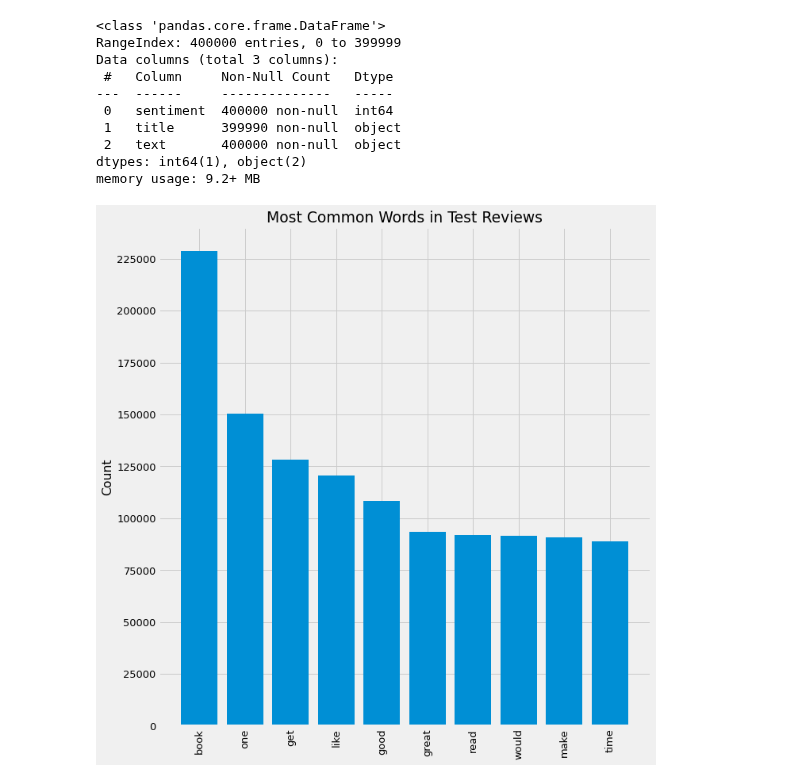
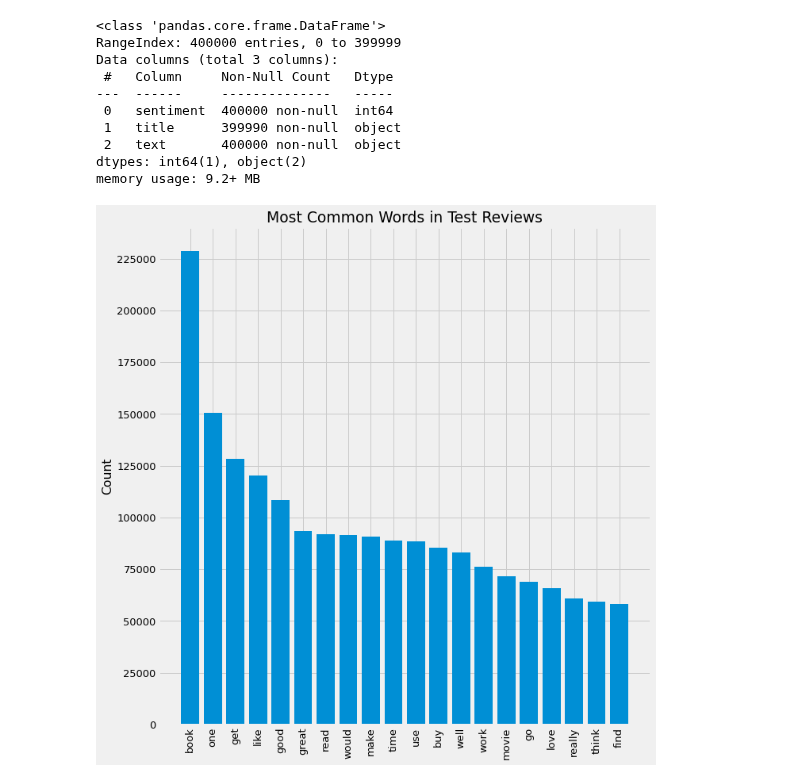
Before and after one commit to ThomasHChapman/classifying_user_reviews, a Jupyter notebook: working_notebooks/preprocessing_nb.ipynb, the cells around one changed output. Saved outputs shown, nothing was run; the diff lists cells and outputs as text; code cells hidden in the pictures.

```diff
--- a/working_notebooks/preprocessing_nb.ipynb
+++ b/working_notebooks/preprocessing_nb.ipynb
@@ -93,7 +94,12 @@ def prepare_text(text, sw=stop_list):
     """
     Tokenize, standardize case, remove punctuation, perform part of speech tagging
     and lemmatize text from string.
+
+    Tokenization is performed using a regular expression that grabs words that begin with
+    a capital or lowercase letter and end with a lowercase letter.
     """
+    # Identify regular expression that will be used to tokenize text
+    regex_pattern = "([a-zA-Z]+(?:'[a-z]+)?)"
 
     # Tokenize words based on the regular expression stored in regex_pattern
     tokenizer = RegexpTokenizer(regex_pattern)
@@ -112,18 +118,25 @@ def prepare_text(text, sw=stop_list):
 
     # Return a string consisting of all tokens
     return ' '.join(tokens)
+# %%
+# Function to convert lemmatized text into n-grams.
+def ngram_creator(text, n=3):
+    return list(ngrams(text.split(), n))
 # %%
 # Visualization Function to plot the 20 most common words in a frequency distribution object
 
-def visualize_top_10(freq_dist, title):
-
+def visualize_top_20(freq_dist, title):
+    """
+    Create a dictionary of the n most common words in a frequency distribution and plot a bar
+    graph illustrating how many times those words appear in the frequency distribution object.
+    """
     plt.style.use('fivethirtyeight')
     plt.rcParams.update({'font.size': 13})
 
     # Extract data for plotting
-    top_10 = list(zip(*freq_dist.most_common(10)))
-    tokens = top_10[0]
-    counts = top_10[1]
+    top_20 = list(zip(*freq_dist.most_common(20)))
+    tokens = top_20[0]
+    counts = top_20[1]
 
     # Set up plot and plot data
     fig, ax = plt.subplots(figsize=(10,10))
@@ -193,9 +222,12 @@ dtypes: int64(1), object(2)
 memory usage: 9.2+ MB
 # %%
 # Apply cleaning function to the validation set
-# df_test['text_cleaned'] = df_test['text'].apply(prepare_text)
+df_test['text_cleaned'] = df_test['text'].apply(prepare_text)
 
 # Store list of tokens in new column for visual exploration
-# df_test['toks'] = df_test['text_cleaned'].str.split()
+df_test['toks'] = df_test['text_cleaned'].str.split()
+
+# Create & store trigrams in a new column
+df_test['trigrams'] = df_test['text_cleaned'].apply(ngram_creator)
 # %%
 # Save validation data to a new CSV file
@@ -203,6 +235,6 @@ memory usage: 9.2+ MB
 # %%
 # Ten Most common words in the test dataset
 test_freq_dist = FreqDist(df_test["toks"].explode())
-visualize_top_10(test_freq_dist, "Most Common Words in Test Reviews")
+visualize_top_20(test_freq_dist, "Most Common Words in Test Reviews")
 # %% [output]
-[figure, old version]
+[figure, new version]
```
Also changed, not shown: parts of 13 cells of this notebook.
